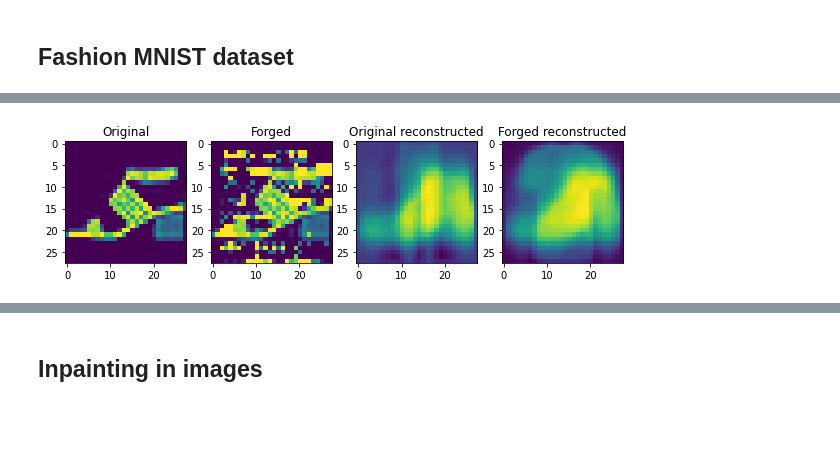
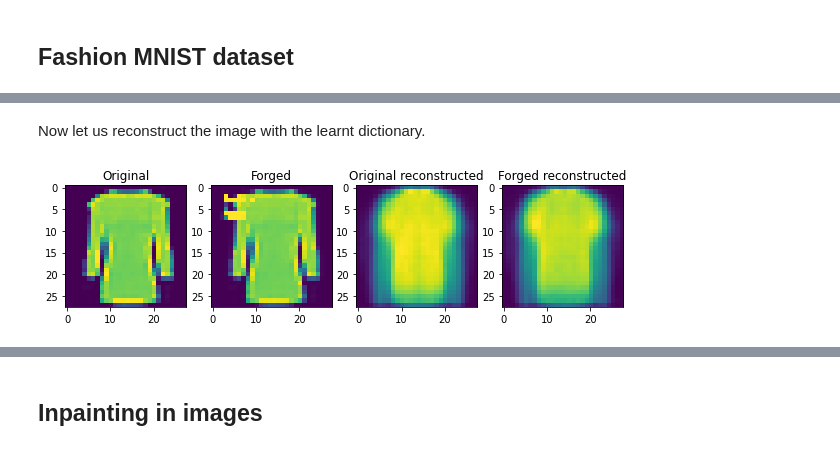
Before and after one commit to thomaschabal/OnlineDictionaryLearningForSparseCoding, a Jupyter notebook: main.ipynb, the cells around one changed output, grey strips where cells are left out. Cells and saved outputs as stored; diff of their text form; code cells hidden in the pictures; blank space fills up the shorter version.

Commit message:
Added part on fashionmnist decomposition and reconstruction

```diff
--- a/main.ipynb
+++ b/main.ipynb
@@ -208,0 +196,19 @@ print(X_fashion.shape, X_fashion_test.shape)
+# %%
+import numpy as np
+import time
+from sklearn.decomposition import MiniBatchDictionaryLearning
+from online_learning.visualizations import show_dictionary_atoms_img
+from online_learning.datasets import make_fashion_mnist
+from online_learning.utils import show_imgs, add_text_on_image
+from online_learning.inpainting import infer_img
+from online_learning.metrics import l2_images_error
+
+train_size = 10000
+test_size = 1000
+
+X_fashion, X_fashion_test = make_fashion_mnist(train_size, test_size)
+X_fashion = X_fashion
+X_fashion_test = X_fashion_test
+
+print(f"Shape of the train dataset: {X_fashion.shape}")
+print(f"Shape of the test dataset : {X_fashion_test.shape}")
@@ -209,8 +220,9 @@ print(X_fashion.shape, X_fashion_test.shape)
 # %%
-from sklearn.decomposition import DictionaryLearning, MiniBatchDictionaryLearning
-
-dict_learner = MiniBatchDictionaryLearning(
-    n_components=6, transform_algorithm='lasso_lars',
+n_atoms = 6
+dict_learner_6_atoms = MiniBatchDictionaryLearning(
+    n_components=n_atoms, transform_algorithm='lasso_lars',
     random_state=42, verbose=True,
     batch_size=5,
-)
+).fit(X_fashion)
+
+show_dictionary_atoms_img(dict_learner_6_atoms)
@@ -217,2 +231,0 @@ dict_learner = MiniBatchDictionaryLearning(
-# %%
-dict_learner.fit(X_fashion)
@@ -229,0 +374,7 @@ show_dictionary_atoms_img(dict_learner)
+# %%
+img = np.reshape(X_fashion_test[0], (28, 28))
+
+text = ['Hello', 'there!']
+forged_img = add_text_on_image(img, text, scale=0.8, line_type=2, bottom_left=(10, 30))
+
+show_imgs([img, forged_img], ["Original image", "Forged image"])
@@ -230,9 +383,11 @@ show_dictionary_atoms_img(dict_learner)
+# %% [markdown]
+Now let us reconstruct the image with the learnt dictionary.
 # %%
-from online_learning.inpainting import infer_img
+
 
 img_hat = infer_img(img, dict_learner)
-forged_img_hat = infer_img(forged_image, dict_learner)
+forged_img_hat = infer_img(forged_img, dict_learner)
 
-show_imgs([img, forged_image, img_hat, forged_img_hat], ["Original", "Forged", "Original reconstructed", "Forged reconstructed"], figsize=(10,10))
+show_imgs([img, forged_img, img_hat, forged_img_hat], ["Original", "Forged", "Original reconstructed", "Forged reconstructed"], figsize=(10,10))
 # %% [output]
-[figure, old version]
+[figure, new version]
```
Also changed, not shown: parts of 32 cells of this notebook, 5 other files.
